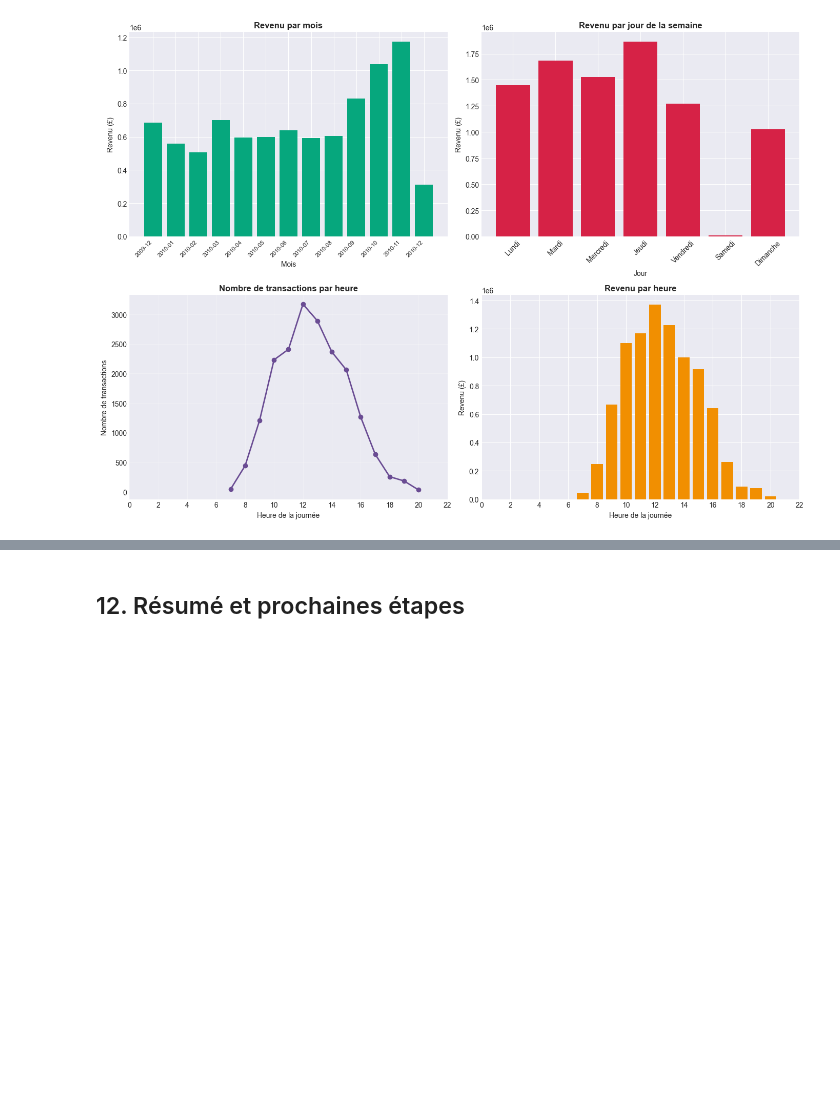
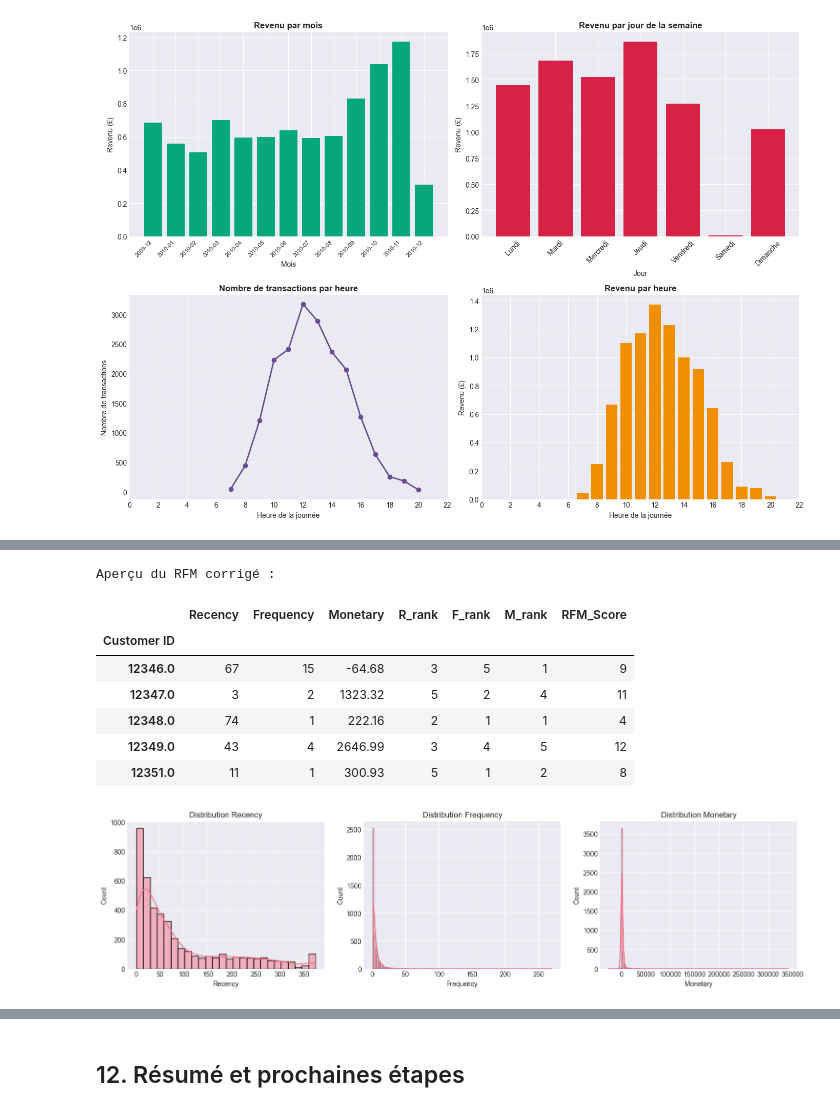
Before and after one commit to Alfred0404/data_visualisation_projet_final, a Jupyter notebook: notebooks/01_exploration.ipynb, the cells around one changed output, grey strips where cells are left out. Cells and saved outputs as stored; diff of their text form; code cells hidden in the pictures; blank space fills up the shorter version.

```diff
--- a/notebooks/01_exploration.ipynb
+++ b/notebooks/01_exploration.ipynb
@@ -455,0 +625,73 @@ plt.show()
+# %%
+# ======================================================
+# ANALYSE RFM (version corrigée)
+# ======================================================
+
+# Définition de la date de référence ("snapshot")
+snapshot_date = df['InvoiceDate'].max() + pd.Timedelta(days=1)
+
+# Calcul des métriques RFM
+rfm = (
+    df.groupby('Customer ID')
+      .agg({
+          'InvoiceDate': lambda x: (snapshot_date - x.max()).days,  # Recency
+          'Invoice': 'nunique',                                    # Frequency
+          'Revenue': 'sum'                                         # Monetary
+      })
+      .rename(columns={
+          'InvoiceDate': 'Recency',
+          'Invoice': 'Frequency',
+          'Revenue': 'Monetary'
+      })
+)
+
+# ------------------------------------------------------
+# R : Recency (quantiles → parfait)
+# ------------------------------------------------------
+rfm['R_rank'] = pd.qcut(rfm['Recency'], 5, labels=[5,4,3,2,1])
+
+# ------------------------------------------------------
+# F : Frequency (bins fixes → évite l'erreur de qcut)
+# ------------------------------------------------------
+# Binning intelligent adapté à Online Retail II
+rfm['F_rank'] = pd.cut(
+    rfm['Frequency'],
+    bins=[0, 1, 2, 3, 5, rfm['Frequency'].max()],
+    labels=[1, 2, 3, 4, 5],
+    include_lowest=True
+)
+
+# ------------------------------------------------------
+# M : Monetary (quantiles → fonctionne bien)
+# ------------------------------------------------------
+rfm['M_rank'] = pd.qcut(rfm['Monetary'], 5, labels=[1,2,3,4,5], duplicates='drop')
+
+# Score global
+rfm['RFM_Score'] = rfm[['R_rank','F_rank','M_rank']].sum(axis=1)
+
+print("Aperçu du RFM corrigé :")
+display(rfm.head())
+
+# Visualisations
+fig, axs = plt.subplots(1, 3, figsize=(18, 4))
+
+sns.histplot(rfm['Recency'], kde=True, ax=axs[0])
+axs[0].set_title("Distribution Recency")
+
+sns.histplot(rfm['Frequency'], kde=True, ax=axs[1])
+axs[1].set_title("Distribution Frequency")
+
+sns.histplot(rfm['Monetary'], kde=True, ax=axs[2])
+axs[2].set_title("Distribution Monetary")
+
+plt.show()
+# %% [output]
+Aperçu du RFM corrigé :
+|  | Recency | Frequency | Monetary | R_rank | F_rank | M_rank | RFM_Score |
+| Customer ID |  |  |  |  |  |  |  |
+| 12346.0 | 67 | 15 | -64.68 | 3 | 5 | 1 | 9 |
+| 12347.0 | 3 | 2 | 1323.32 | 5 | 2 | 4 | 11 |
+| 12348.0 | 74 | 1 | 222.16 | 2 | 1 | 1 | 4 |
+| 12349.0 | 43 | 4 | 2646.99 | 3 | 4 | 5 | 12 |
+| 12351.0 | 11 | 1 | 300.93 | 5 | 1 | 2 | 8 |
+[figure, added]
```
Also changed, not shown: parts of 10 cells of this notebook, 9 other files.
